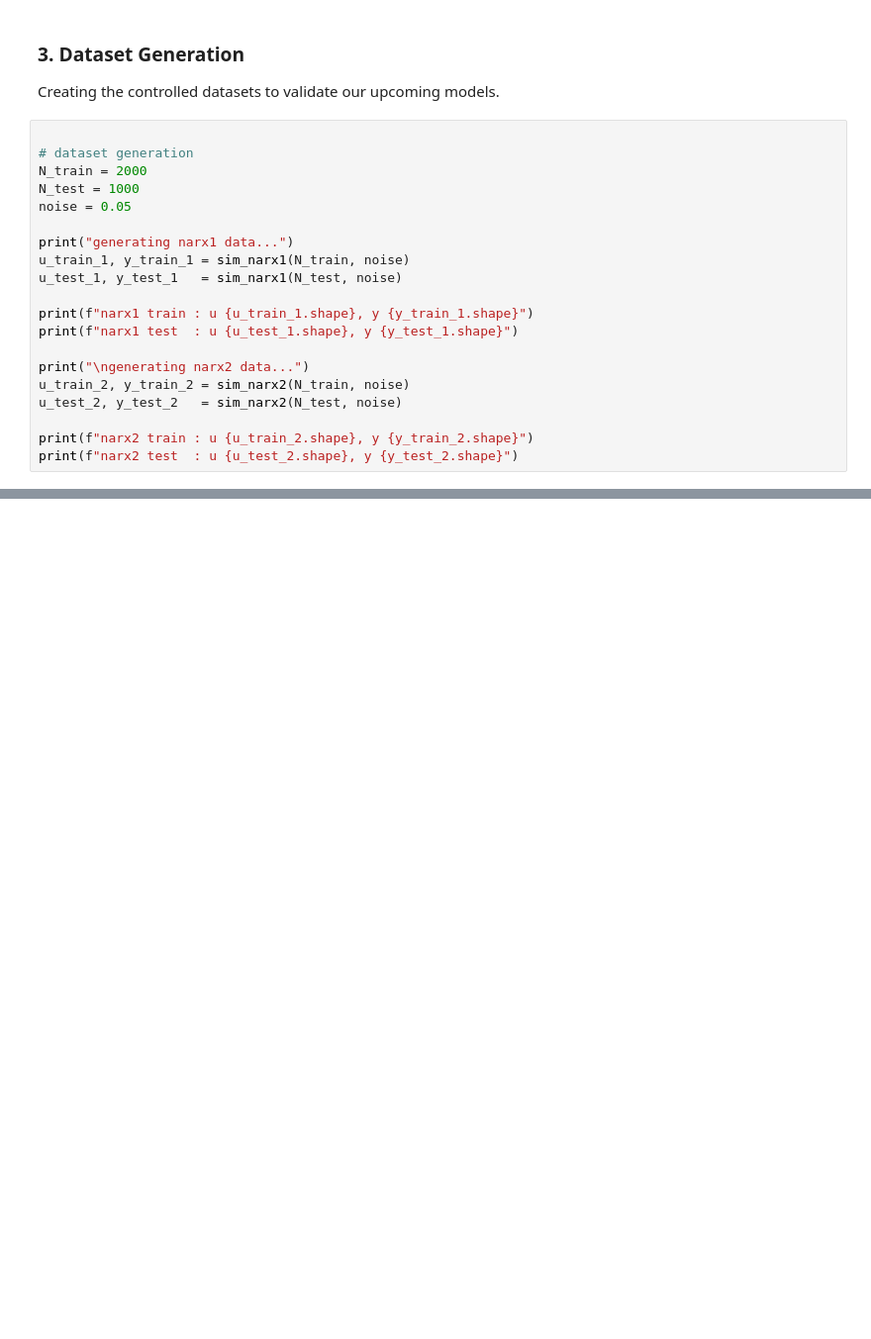
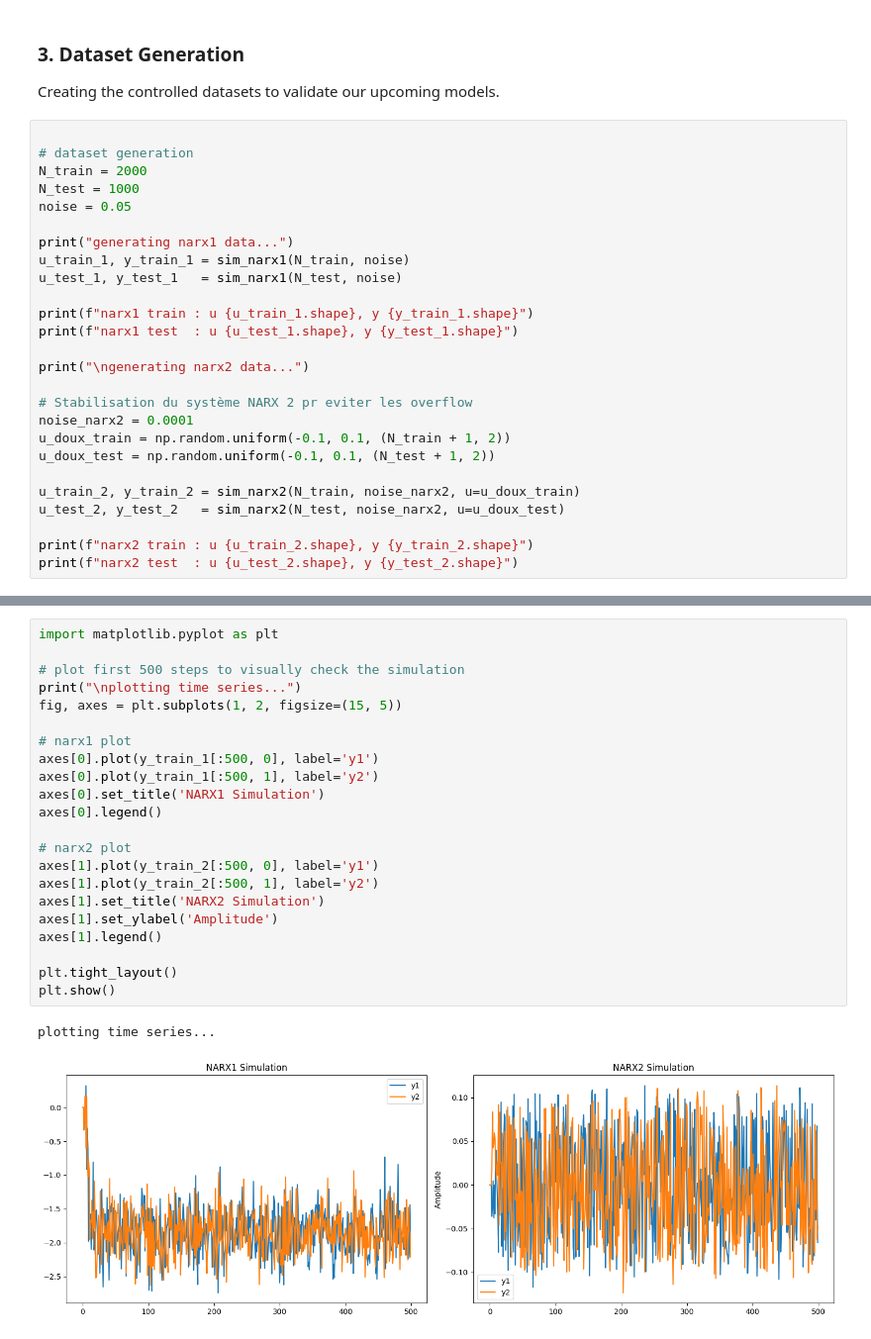
Before and after one commit to zak1070/SFML_INFO_422, a Jupyter notebook: step1_narx_simulation.ipynb, the cells around one changed output, grey strips where cells are left out. Shown at 99% size. Saved outputs shown, nothing was run; the diff lists cells and outputs as text; blank space fills up the shorter version.

Commit message:
Ajout de la figure dans le notebook tache 1

```diff
--- a/step1_narx_simulation.ipynb
+++ b/step1_narx_simulation.ipynb
@@ -76,8 +76,14 @@ print(f"narx1 train : u {u_train_1.shape}, y {y_train_1.shape}")
 print(f"narx1 test  : u {u_test_1.shape}, y {y_test_1.shape}")
 
 print("\ngenerating narx2 data...")
-u_train_2, y_train_2 = sim_narx2(N_train, noise)
-u_test_2, y_test_2   = sim_narx2(N_test, noise)
+
+# Stabilisation du système NARX 2 pr eviter les overflow
+noise_narx2 = 0.0001
+u_doux_train = np.random.uniform(-0.1, 0.1, (N_train + 1, 2))
+u_doux_test = np.random.uniform(-0.1, 0.1, (N_test + 1, 2))
+
+u_train_2, y_train_2 = sim_narx2(N_train, noise_narx2, u=u_doux_train)
+u_test_2, y_test_2   = sim_narx2(N_test, noise_narx2, u=u_doux_test)
 
 print(f"narx2 train : u {u_train_2.shape}, y {y_train_2.shape}")
 print(f"narx2 test  : u {u_test_2.shape}, y {y_test_2.shape}")
@@ -83,0 +101,25 @@ print(f"narx2 test  : u {u_test_2.shape}, y {y_test_2.shape}")
+# %%
+import matplotlib.pyplot as plt
+
+# plot first 500 steps to visually check the simulation
+print("\nplotting time series...")
+fig, axes = plt.subplots(1, 2, figsize=(15, 5))
+
+# narx1 plot
+axes[0].plot(y_train_1[:500, 0], label='y1')
+axes[0].plot(y_train_1[:500, 1], label='y2')
+axes[0].set_title('NARX1 Simulation')
+axes[0].legend()
+
+# narx2 plot
+axes[1].plot(y_train_2[:500, 0], label='y1')
+axes[1].plot(y_train_2[:500, 1], label='y2')
+axes[1].set_title('NARX2 Simulation')
+axes[1].set_ylabel('Amplitude')
+axes[1].legend()
+
+plt.tight_layout()
+plt.show()
+# %% [output]
+plotting time series...
+[figure, added]
```
Also changed, not shown: parts of 2 cells of this notebook, 3 other files.
